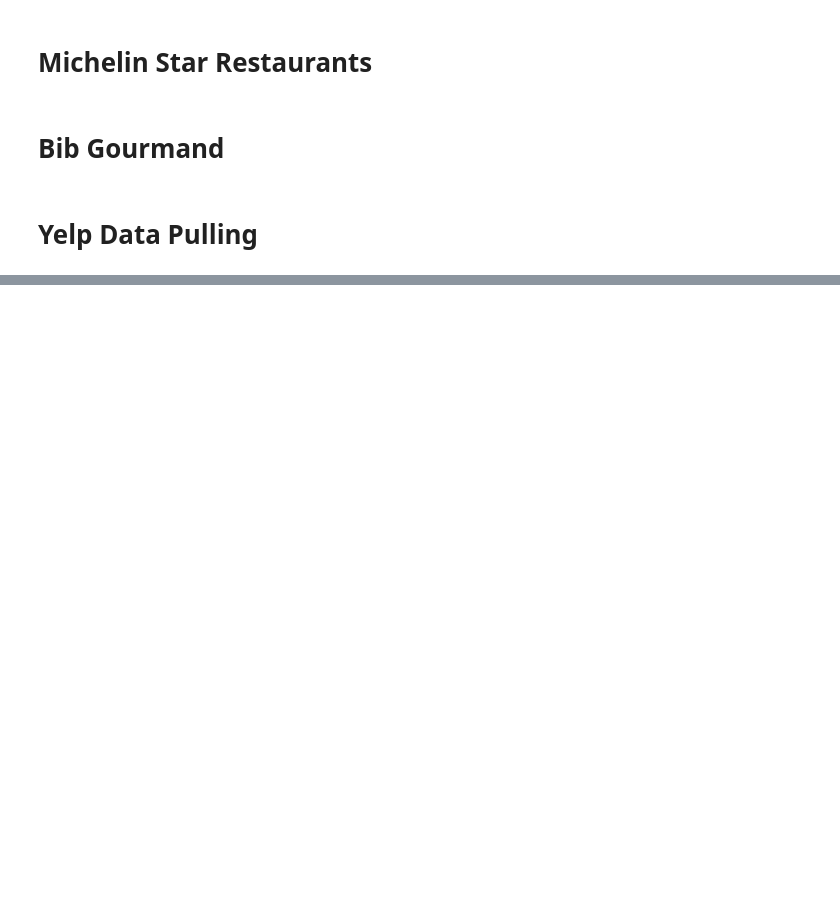
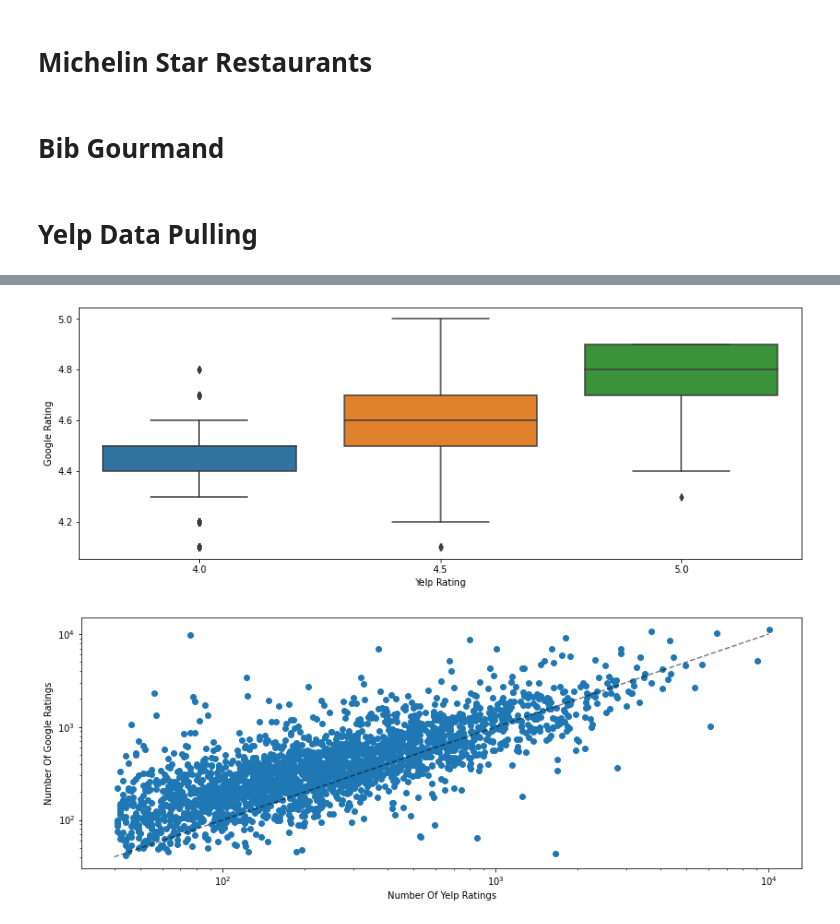
Before and after one commit to cole-khamnei/restaurant_finder, a Jupyter notebook: restaurant_finder.ipynb, the cells around one changed output, grey strips where cells are left out. Saved outputs shown, nothing was run; the diff lists cells and outputs as text; code cells hidden in the pictures; blank space fills up the shorter version.

```diff
--- a/restaurant_finder.ipynb
+++ b/restaurant_finder.ipynb
@@ -102,0 +80,7 @@ helpers.add_plt_labels(ax, x="Yelp Rating", y="Google Rating")
+# %%
+restaurant_data = yelp.yelp_data_to_restaurant_df(data)
+restaurant_data = restaurant_data.query("rating > 3.5 and review_count > 40")
+restaurant_data.sort_values(["rating", "review_count"], ascending=False, inplace=True)
+restaurant_data.reset_index(inplace=True)
+
+restaurant_data = restaurant_data
@@ -102,0 +96,18 @@ helpers.add_plt_labels(ax, x="Yelp Rating", y="Google Rating")
+# %%
+restaurant_data = helpers.cached_function("data/yelp_data_with_google_reviews.pkl",
+                                          yelp.add_google_place_info, restaurant_data, overwrite=False)
+restaurant_data.query("google_rating > 4 and google_ratings_total > 40", inplace=True)
+# %%
+fig, ax = plt.subplots(figsize=(14, 5))
+sns.boxplot(data=restaurant_data, x="rating", y="google_rating", ax=ax)
+helpers.add_plt_labels(ax, x="Yelp Rating", y="Google Rating")
+
+fig, ax = plt.subplots(figsize=(14, 5))
+ax.scatter(data=restaurant_data, x="review_count", y="google_ratings_total")
+ax.plot([40, 10000], [40, 10000], linestyle="--", color="k", alpha=.5)
+helpers.add_plt_labels(ax, x="Number of Yelp Ratings", y="Number of Google Ratings")
+ax.set_xscale("log")
+ax.set_yscale("log")
+# %% [output]
+[figure, added]
+[figure, added]
```
Also changed, not shown: parts of 18 cells of this notebook, 2 other files.
